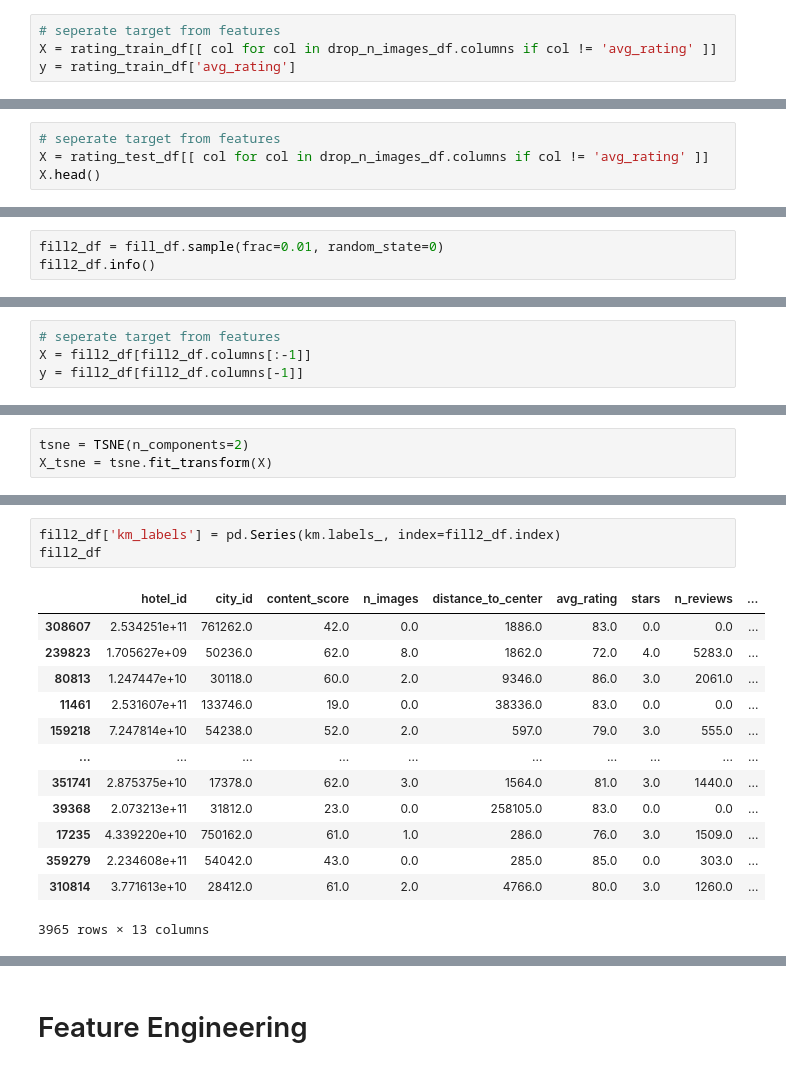
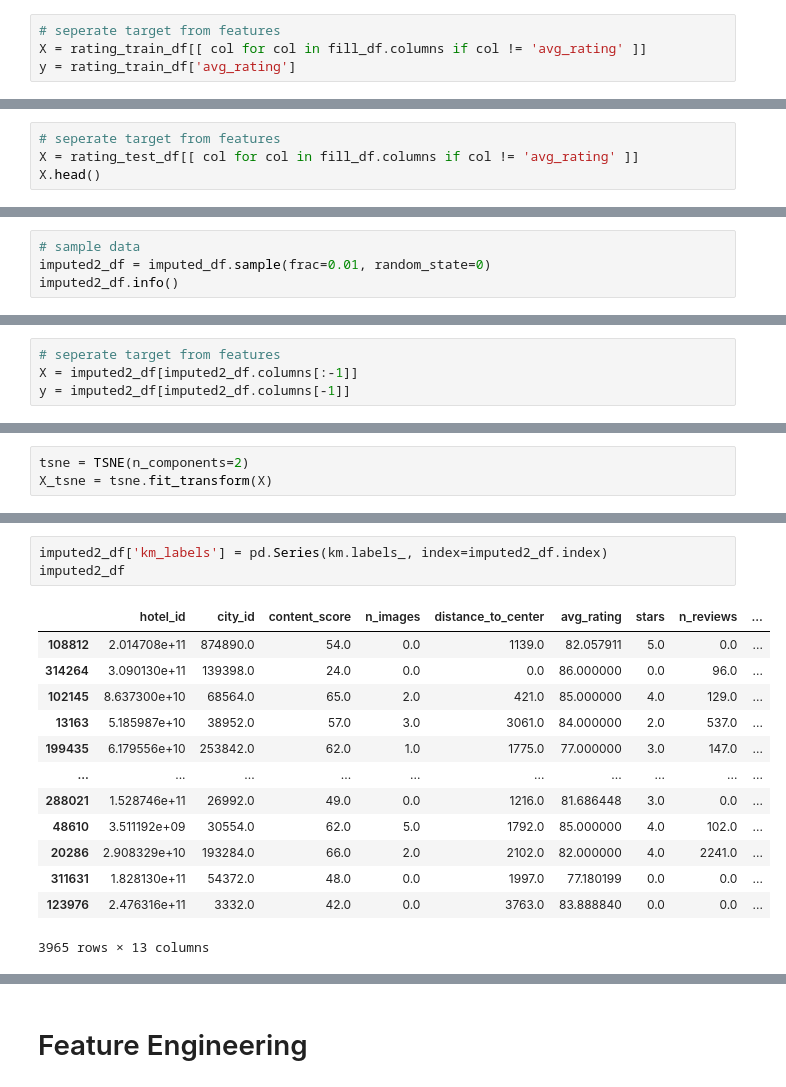
Before and after one commit to alireza-alizadegan/Hotel-Website, a Jupyter notebook: Hotel Website.ipynb, the cells around one changed output, grey strips where cells are left out. Saved outputs shown, nothing was run; the diff lists cells and outputs as text.

```diff
--- a/Hotel Website.ipynb
+++ b/Hotel Website.ipynb
@@ -165,5 +194,5 @@ rating_test_df
 # %%
 # seperate target from features
-X = rating_train_df[[ col for col in drop_n_images_df.columns if col != 'avg_rating' ]]
+X = rating_train_df[[ col for col in fill_df.columns if col != 'avg_rating' ]]
 y = rating_train_df['avg_rating']
 # %%
@@ -183,5 +214,5 @@ print(dt.score(X_test, y_test))
 # %%
 # seperate target from features
-X = rating_test_df[[ col for col in drop_n_images_df.columns if col != 'avg_rating' ]]
+X = rating_test_df[[ col for col in fill_df.columns if col != 'avg_rating' ]]
 X.head()
 # %% [output]
@@ -359,5 +413,6 @@ fill_df.corr().style.background_gradient()
 # %%
-fill2_df = fill_df.sample(frac=0.01, random_state=0)
-fill2_df.info()
+# sample data
+imputed2_df = imputed_df.sample(frac=0.01, random_state=0)
+imputed2_df.info()
 # %% [output]
 <class 'pandas.core.frame.DataFrame'>
@@ -381,8 +436,8 @@ dtypes: float64(11), int64(1)
 memory usage: 402.7 KB
 # %%
 # seperate target from features
-X = fill2_df[fill2_df.columns[:-1]]
-y = fill2_df[fill2_df.columns[-1]]
+X = imputed2_df[imputed2_df.columns[:-1]]
+y = imputed2_df[imputed2_df.columns[-1]]
 # %%
 # scale data with standard scaler
 from sklearn.preprocessing import StandardScaler
@@ -423,18 +478,18 @@ ax.legend(loc='center left', bbox_to_anchor=(1, 0.5))
 # %%
-fill2_df['km_labels'] = pd.Series(km.labels_, index=fill2_df.index)
-fill2_df
+imputed2_df['km_labels'] = pd.Series(km.labels_, index=imputed2_df.index)
+imputed2_df
 # %% [output]
 |  | hotel_id | city_id | content_score | n_images | distance_to_center | avg_rating | stars | n_reviews | ... |
-| 308607 | 2.534251e+11 | 761262.0 | 42.0 | 0.0 | 1886.0 | 83.0 | 0.0 | 0.0 | ... |
-| 239823 | 1.705627e+09 | 50236.0 | 62.0 | 8.0 | 1862.0 | 72.0 | 4.0 | 5283.0 | ... |
-| 80813 | 1.247447e+10 | 30118.0 | 60.0 | 2.0 | 9346.0 | 86.0 | 3.0 | 2061.0 | ... |
-| 11461 | 2.531607e+11 | 133746.0 | 19.0 | 0.0 | 38336.0 | 83.0 | 0.0 | 0.0 | ... |
-| 159218 | 7.247814e+10 | 54238.0 | 52.0 | 2.0 | 597.0 | 79.0 | 3.0 | 555.0 | ... |
+| 108812 | 2.014708e+11 | 874890.0 | 54.0 | 0.0 | 1139.0 | 82.057911 | 5.0 | 0.0 | ... |
+| 314264 | 3.090130e+11 | 139398.0 | 24.0 | 0.0 | 0.0 | 86.000000 | 0.0 | 96.0 | ... |
+| 102145 | 8.637300e+10 | 68564.0 | 65.0 | 2.0 | 421.0 | 85.000000 | 4.0 | 129.0 | ... |
+| 13163 | 5.185987e+10 | 38952.0 | 57.0 | 3.0 | 3061.0 | 84.000000 | 2.0 | 537.0 | ... |
+| 199435 | 6.179556e+10 | 253842.0 | 62.0 | 1.0 | 1775.0 | 77.000000 | 3.0 | 147.0 | ... |
 | ... | ... | ... | ... | ... | ... | ... | ... | ... | ... |
-| 351741 | 2.875375e+10 | 17378.0 | 62.0 | 3.0 | 1564.0 | 81.0 | 3.0 | 1440.0 | ... |
-| 39368 | 2.073213e+11 | 31812.0 | 23.0 | 0.0 | 258105.0 | 83.0 | 0.0 | 0.0 | ... |
-| 17235 | 4.339220e+10 | 750162.0 | 61.0 | 1.0 | 286.0 | 76.0 | 3.0 | 1509.0 | ... |
-| 359279 | 2.234608e+11 | 54042.0 | 43.0 | 0.0 | 285.0 | 85.0 | 0.0 | 303.0 | ... |
-| 310814 | 3.771613e+10 | 28412.0 | 61.0 | 2.0 | 4766.0 | 80.0 | 3.0 | 1260.0 | ... |
+| 288021 | 1.528746e+11 | 26992.0 | 49.0 | 0.0 | 1216.0 | 81.686448 | 3.0 | 0.0 | ... |
+| 48610 | 3.511192e+09 | 30554.0 | 62.0 | 5.0 | 1792.0 | 85.000000 | 4.0 | 102.0 | ... |
+| 20286 | 2.908329e+10 | 193284.0 | 66.0 | 2.0 | 2102.0 | 82.000000 | 4.0 | 2241.0 | ... |
+| 311631 | 1.828130e+11 | 54372.0 | 48.0 | 0.0 | 1997.0 | 77.180199 | 0.0 | 0.0 | ... |
+| 123976 | 2.476316e+11 | 3332.0 | 42.0 | 0.0 | 3763.0 | 83.888840 | 0.0 | 0.0 | ... |
 3965 rows × 13 columns
 # %%
```
Also changed, not shown: parts of 98 cells of this notebook, 1 other file.
